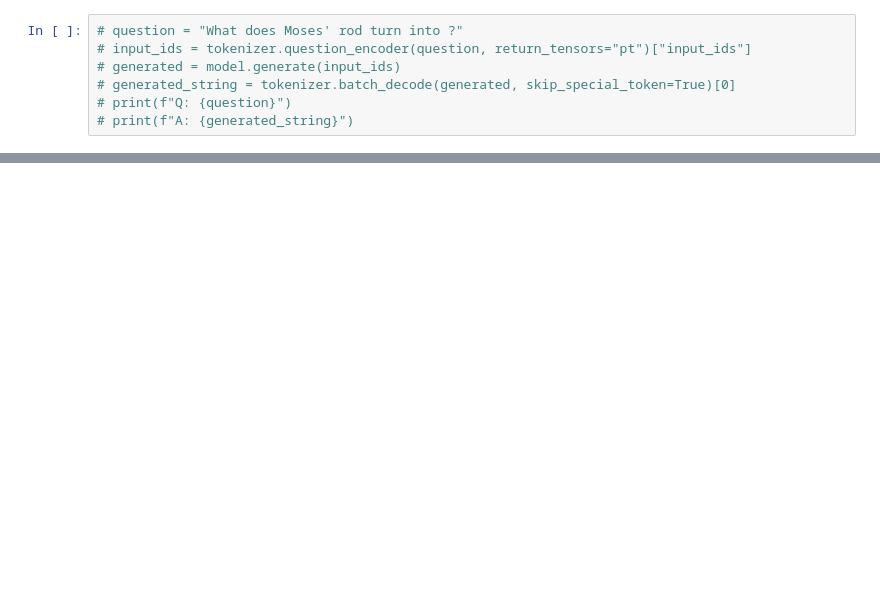
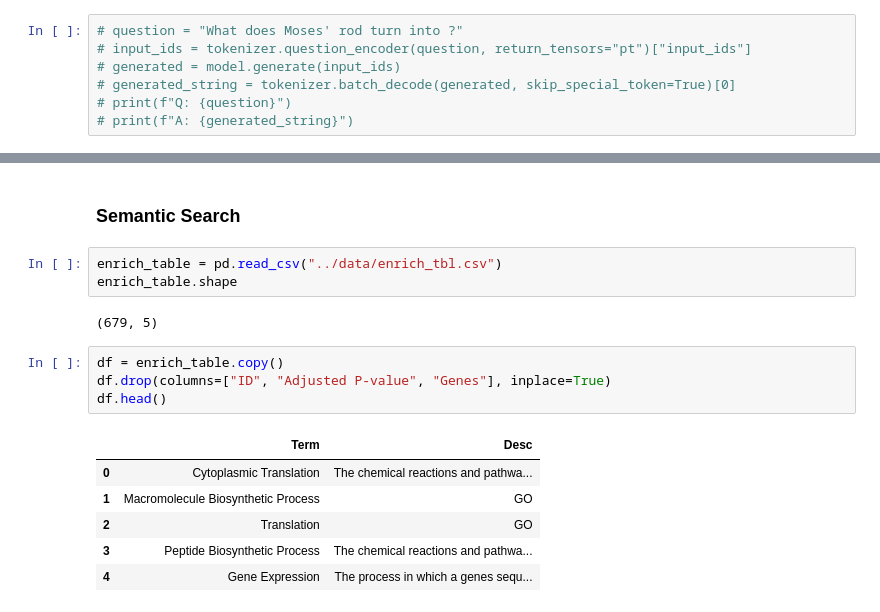
Before and after one commit to rejuve-bio/hypothesis-generation-demo, a Jupyter notebook: notebooks/rag_transformers_outlines.ipynb, the cells around one changed output, grey strips where cells are left out. Saved outputs shown, nothing was run; the diff lists cells and outputs as text; blank space fills up the shorter version.

```diff
--- a/notebooks/rag_transformers_outlines.ipynb
+++ b/notebooks/rag_transformers_outlines.ipynb
@@ -193,0 +209,18 @@ Response(answer='snake')
+# %% [markdown]
+### Semantic Search
+# %%
+enrich_table = pd.read_csv("../data/enrich_tbl.csv")
+enrich_table.shape
+# %% [output]
+(679, 5)
+# %%
+df = enrich_table.copy()
+df.drop(columns=["ID", "Adjusted P-value", "Genes"], inplace=True)
+df.head()
+# %% [output]
+|  | Term | Desc |
+| 0 | Cytoplasmic Translation | The chemical reactions and pathwa... |
+| 1 | Macromolecule Biosynthetic Process | GO |
+| 2 | Translation | GO |
+| 3 | Peptide Biosynthetic Process | The chemical reactions and pathwa... |
+| 4 | Gene Expression | The process in which a genes sequ... |
```
Also changed, not shown: parts of 16 cells of this notebook, 9 other files.
